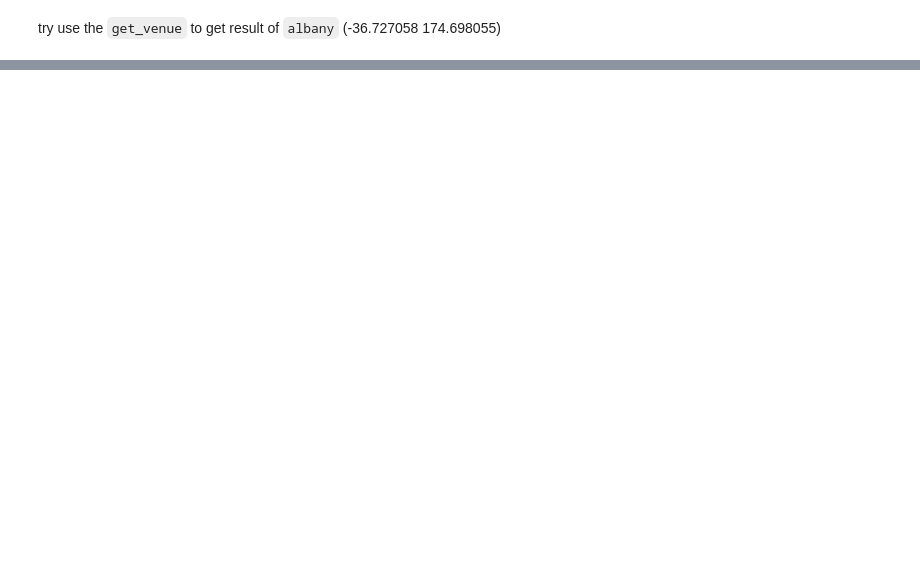
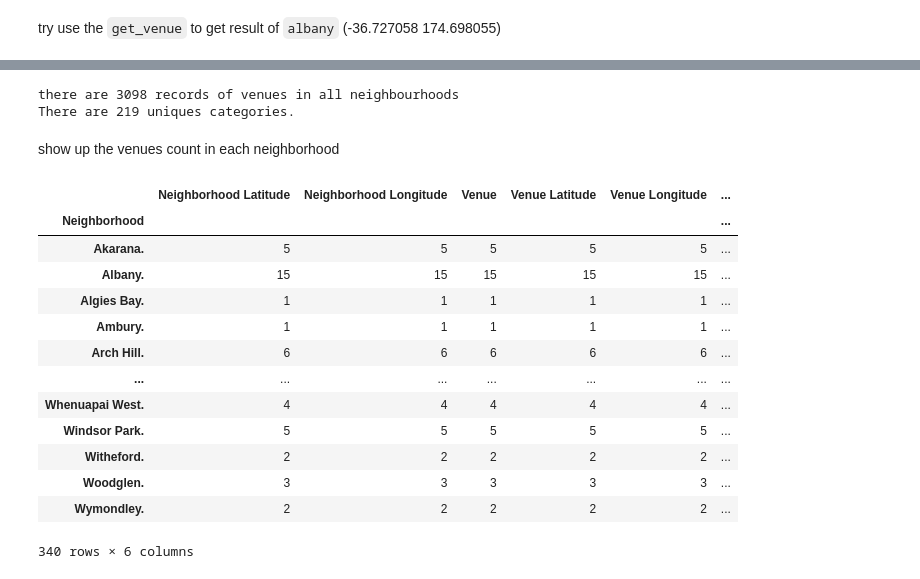
Before and after one commit to tim-hub/Coursera_Capstone, a Jupyter notebook: week5-notebook.ipynb, the cells around one changed output, grey strips where cells are left out. Saved outputs shown, nothing was run; the diff lists cells and outputs as text; code cells hidden in the pictures; blank space fills up the shorter version.

```diff
--- a/week5-notebook.ipynb
+++ b/week5-notebook.ipynb
@@ -425,0 +412,29 @@ get_venue(albany_lat_lng[0], albany_lat_lng[1], 500, 100)
+# %%
+def getNearbyVenues(names, latitudes, longitudes, radius=500, limit=100):
+    venues_list=[]
+    for name, lat, lng in zip(names, latitudes, longitudes):
+        results = get_venue(lat, lng, radius, limit)
+
+        # return only relevant information for each nearby venue
+        venues_list.append([(
+            name,
+            lat,
+            lng,
+            v['venue']['name'],
+            v['venue']['location']['lat'],
+            v['venue']['location']['lng'],
+            v['venue']['categories'][0]['name']) for v in results])
+        time.sleep(1)
+
+    nearby_venues = pd.DataFrame([item for venue_list in venues_list for item in venue_list])
+    nearby_venues.columns = ['Neighborhood',
+                  'Neighborhood Latitude',
+                  'Neighborhood Longitude',
+                  'Venue',
+                  'Venue Latitude',
+                  'Venue Longitude',
+                  'Venue Category']
+
+    return(nearby_venues)
+# %%
+all_venues = getNearbyVenues(df_inserted['Neighborhood'], df_inserted['latitude'], df_inserted['longitude'])
@@ -425,0 +452,25 @@ get_venue(albany_lat_lng[0], albany_lat_lng[1], 500, 100)
+# %%
+print('there are {} records of venues in all neighbourhoods'.format(all_venues.shape[0]))
+print('There are {} uniques venue categories.'.format(len(all_venues['Venue Category'].unique())))
+# %% [output]
+there are 3098 records of venues in all neighbourhoods
+There are 219 uniques categories.
+# %% [markdown]
+show up the venues count in each neighborhood
+# %%
+all_venues.groupby('Neighborhood').count()
+# %% [output]
+|  | Neighborhood Latitude | Neighborhood Longitude | Venue | Venue Latitude | Venue Longitude | ... |
+| Neighborhood |  |  |  |  |  | ... |
+| Akarana. | 5 | 5 | 5 | 5 | 5 | ... |
+| Albany. | 15 | 15 | 15 | 15 | 15 | ... |
+| Algies Bay. | 1 | 1 | 1 | 1 | 1 | ... |
+| Ambury. | 1 | 1 | 1 | 1 | 1 | ... |
+| Arch Hill. | 6 | 6 | 6 | 6 | 6 | ... |
+| ... | ... | ... | ... | ... | ... | ... |
+| Whenuapai West. | 4 | 4 | 4 | 4 | 4 | ... |
+| Windsor Park. | 5 | 5 | 5 | 5 | 5 | ... |
+| Witheford. | 2 | 2 | 2 | 2 | 2 | ... |
+| Woodglen. | 3 | 3 | 3 | 3 | 3 | ... |
+| Wymondley. | 2 | 2 | 2 | 2 | 2 | ... |
+340 rows × 6 columns
```
Also changed, not shown: parts of 18 cells of this notebook, 2 other files.
